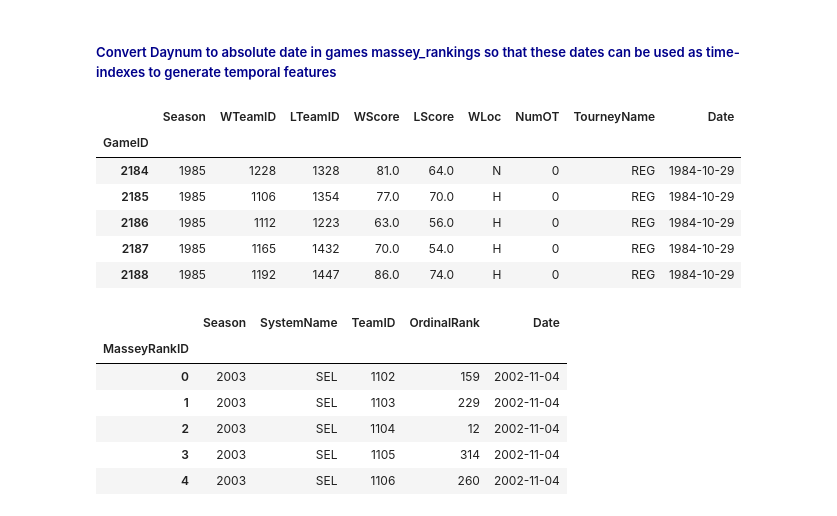
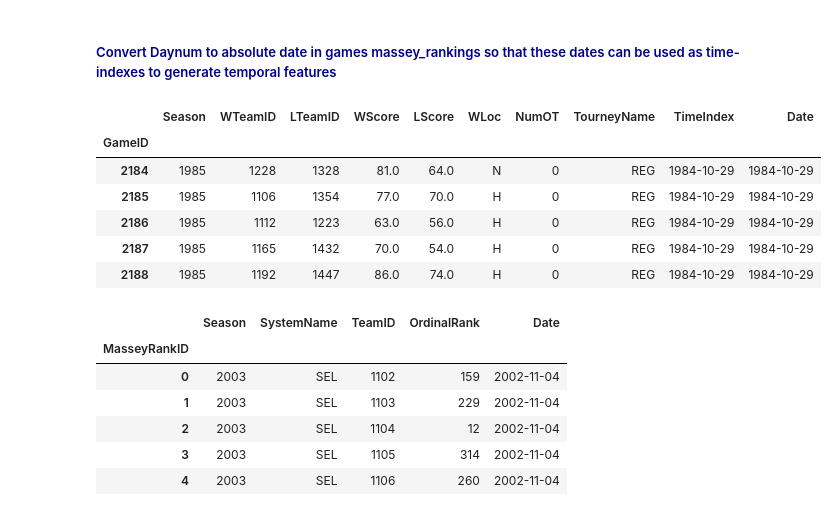
Before and after one commit to sirisurab/ncaa, a Jupyter notebook: notebooks/Feature_Extraction.ipynb, the cells around one changed output. Saved outputs shown, nothing was run; the diff lists cells and outputs as text; code cells hidden in the pictures.

```diff
--- a/notebooks/Feature_Extraction.ipynb
+++ b/notebooks/Feature_Extraction.ipynb
@@ -721,17 +737,24 @@ memory usage: 1.5+ MB
 # %%
 games_comp_df = games_comp_df.merge(seasons_df, left_on='Season', right_index=True, how='left').\
         drop(columns=['RegionW','RegionX','RegionY','RegionZ'])
+# time index is selection sunday for NCAA games, day zero for regular games and day after selection sunday for secodnary tournament games
+games_comp_df['TimeIndex'] = pd.to_datetime(games_comp_df['DayZero'])
+games_comp_df.loc[games_comp_df['TourneyName']=='NCAA','TimeIndex'] = pd.to_datetime(games_comp_df['DayZero']) + pd.to_timedelta(132, unit='D')
+games_comp_df.loc[games_comp_df['TourneyName']=='REG','TimeIndex'] = pd.to_datetime(games_comp_df['DayZero'])
+games_comp_df.loc[~games_comp_df['TourneyName'].isin(['REG','NCAA']),'TimeIndex'] = pd.to_datetime(games_comp_df['DayZero']) + pd.to_timedelta(133, unit='D')
+
+# date of the actual game - secondary_time_index
 games_comp_df['Date'] = (pd.to_datetime(games_comp_df['DayZero']) + pd.to_timedelta(games_comp_df['DayNum'])).dt.round('D')
 games_comp_df = games_comp_df.drop(columns=['DayNum', 'DayZero'])
 games_comp_df.head()
 # %% [output]
-|  | Season | WTeamID | LTeamID | WScore | LScore | WLoc | NumOT | TourneyName | Date |
-| GameID |  |  |  |  |  |  |  |  |  |
-| 2184 | 1985 | 1228 | 1328 | 81.0 | 64.0 | N | 0 | REG | 1984-10-29 |
-| 2185 | 1985 | 1106 | 1354 | 77.0 | 70.0 | H | 0 | REG | 1984-10-29 |
-| 2186 | 1985 | 1112 | 1223 | 63.0 | 56.0 | H | 0 | REG | 1984-10-29 |
-| 2187 | 1985 | 1165 | 1432 | 70.0 | 54.0 | H | 0 | REG | 1984-10-29 |
-| 2188 | 1985 | 1192 | 1447 | 86.0 | 74.0 | H | 0 | REG | 1984-10-29 |
+|  | Season | WTeamID | LTeamID | WScore | LScore | WLoc | NumOT | TourneyName | TimeIndex | Date |
+| GameID |  |  |  |  |  |  |  |  |  |  |
+| 2184 | 1985 | 1228 | 1328 | 81.0 | 64.0 | N | 0 | REG | 1984-10-29 | 1984-10-29 |
+| 2185 | 1985 | 1106 | 1354 | 77.0 | 70.0 | H | 0 | REG | 1984-10-29 | 1984-10-29 |
+| 2186 | 1985 | 1112 | 1223 | 63.0 | 56.0 | H | 0 | REG | 1984-10-29 | 1984-10-29 |
+| 2187 | 1985 | 1165 | 1432 | 70.0 | 54.0 | H | 0 | REG | 1984-10-29 | 1984-10-29 |
+| 2188 | 1985 | 1192 | 1447 | 86.0 | 74.0 | H | 0 | REG | 1984-10-29 | 1984-10-29 |
 # %%
 mass_rnks_df = mass_rnks_df.merge(seasons_df, left_on='Season', right_index=True, how='left').\
         drop(columns=['RegionW','RegionX','RegionY','RegionZ'])
```
Also changed, not shown: parts of 23 cells of this notebook, 1 other file.
